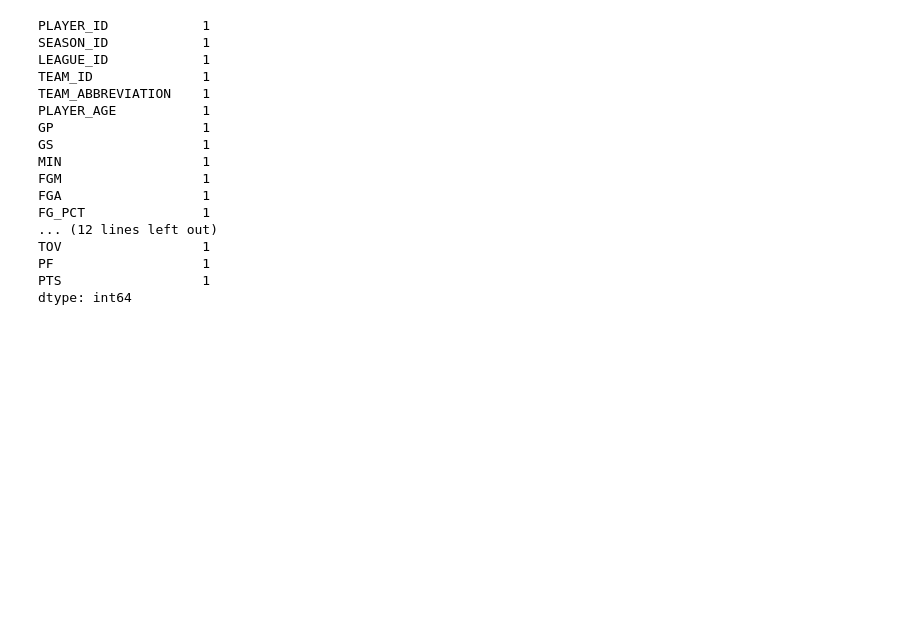
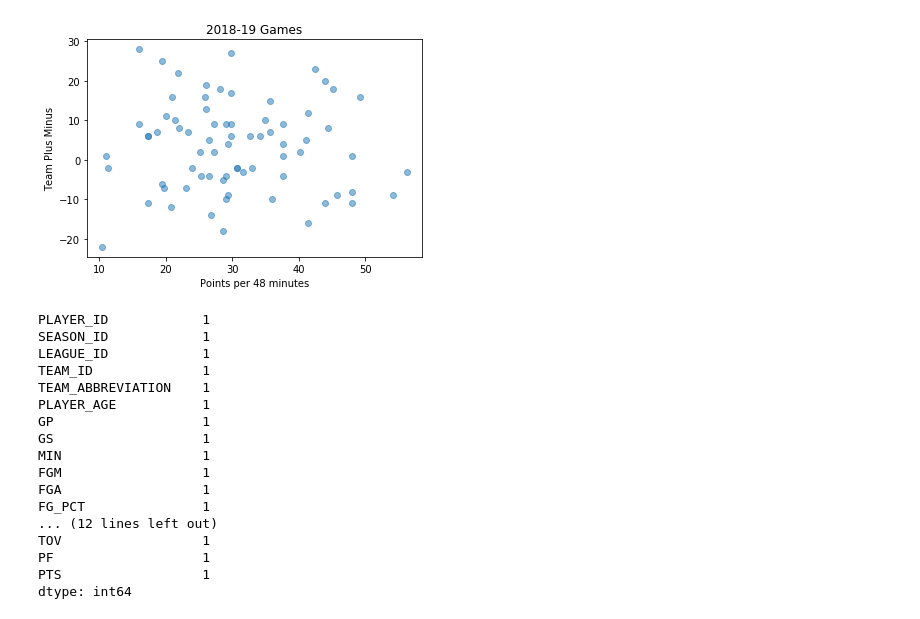
Before and after one commit to nickkeller21/Project1, a Jupyter notebook: nick/Nick Testing.ipynb, the cells around one changed output. Drawn from its saved outputs; the diff is of its cells as text; code cells hidden in the pictures; blank space fills up the shorter version.

Commit message:
data

```diff
--- a/nick/Nick Testing.ipynb
+++ b/nick/Nick Testing.ipynb
@@ -13,5 +13,6 @@ import matplotlib.pyplot as plt
 nba_teams = teams.get_teams()
 rockets = [team for team in nba_teams if team['abbreviation'] == 'HOU'][0]
 rockets_id = rockets['id']
-rockets_id
+thunder = [team for team in nba_teams if team['abbreviation'] == 'OKC'][0]
+thunder_id = thunder['id']
 # %% [output]
@@ -19,3 +20,5 @@ rockets_id
 # %%
 from nba_api.stats.endpoints import playergamelog as pgl
+rw = pgl.PlayerGameLog(player_id='201566', season = '2018-19').get_data_frames()[0]
+rw["PTS/48"] = (rw["PTS"]/rw["MIN"])*48
 # %%
@@ -48,0 +46,11 @@ response =
+# %%
+from nba_api.stats.endpoints import leaguegamefinder
+gamefinder = leaguegamefinder.LeagueGameFinder(team_id_nullable=rockets_id)
+rockets_games = gamefinder.get_data_frames()[0]
+
+thunder_gamefinder = leaguegamefinder.LeagueGameFinder(team_id_nullable=thunder_id)
+thunder_games = thunder_gamefinder.get_data_frames()[0]
+# %%
+cp_merge = cp.merge(rockets_games,left_on='Game_ID',right_on='GAME_ID',how = 'left')
+rw_merge = rw.merge(thunder_games,left_on='Game_ID',right_on='GAME_ID',how = 'left')
+rw_merge.count()
@@ -48,0 +77,8 @@ response =
+# %%
+plt.scatter(rw_merge['PTS/48'], rw_merge['PLUS_MINUS_y'], alpha=0.5)
+plt.xlabel("Points per 48 minutes")
+plt.ylabel("Team Plus Minus")
+plt.title("2018-19 Games")
+plt.show()
+# %% [output]
+[figure, added]
```
Also changed, not shown: parts of 13 cells of this notebook, 3 other files.
